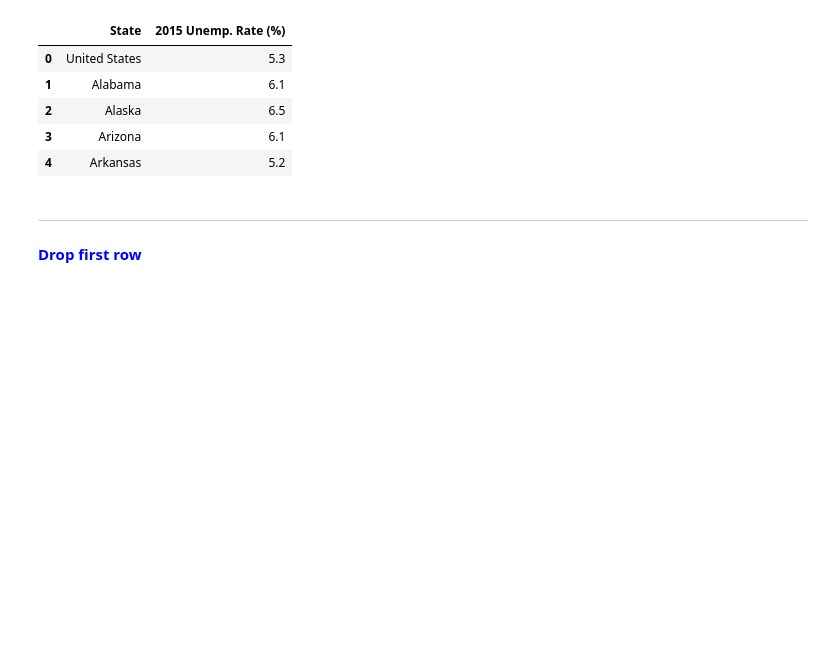
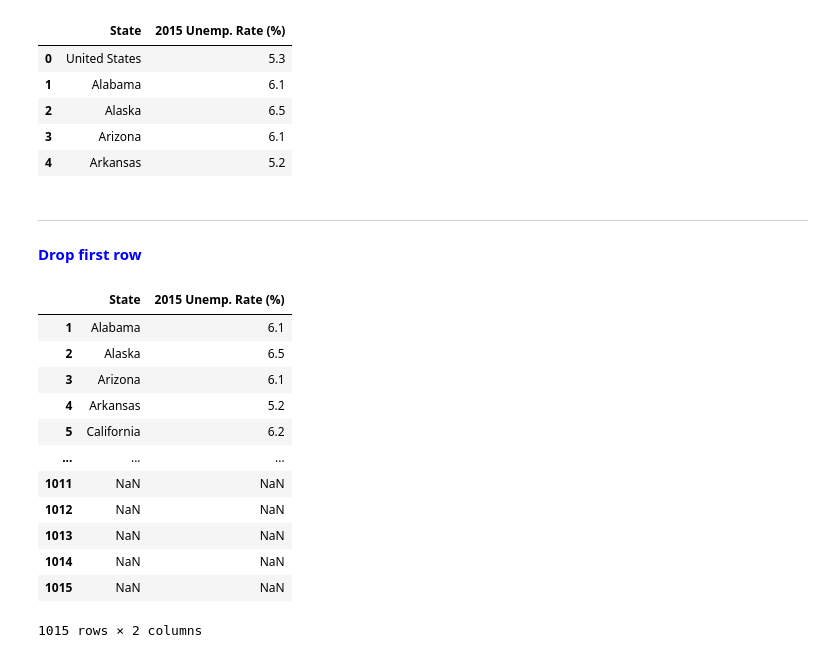
Before and after one commit to vandrade88/ETL-project, a Jupyter notebook: ETL Project.ipynb, the cells around one changed output. Cells and saved outputs as stored; diff of their text form; code cells hidden in the pictures; blank space fills up the shorter version.

```diff
--- a/ETL Project.ipynb
+++ b/ETL Project.ipynb
@@ -1202,0 +1198,17 @@ unemp_2015.head()
+# %%
+unemp_2015_df = unemp_2015_df.drop([0])
+unemp_2015_df
+# %% [output]
+|  | State | 2015 Unemp. Rate (%) |
+| 1 | Alabama | 6.1 |
+| 2 | Alaska | 6.5 |
+| 3 | Arizona | 6.1 |
+| 4 | Arkansas | 5.2 |
+| 5 | California | 6.2 |
+| ... | ... | ... |
+| 1011 | NaN | NaN |
+| 1012 | NaN | NaN |
+| 1013 | NaN | NaN |
+| 1014 | NaN | NaN |
+| 1015 | NaN | NaN |
+1015 rows × 2 columns
```
Also changed, not shown: parts of 19 cells of this notebook.
